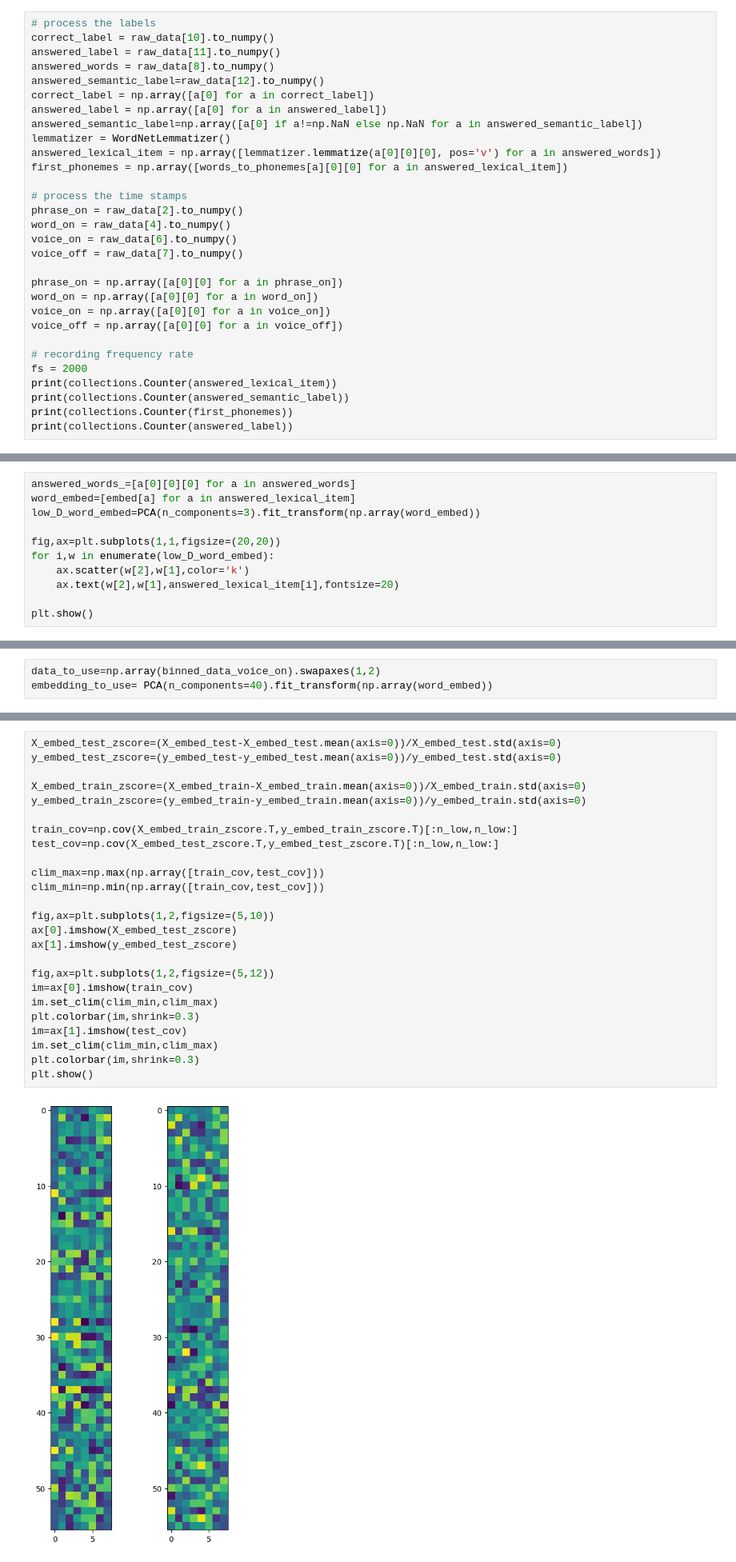
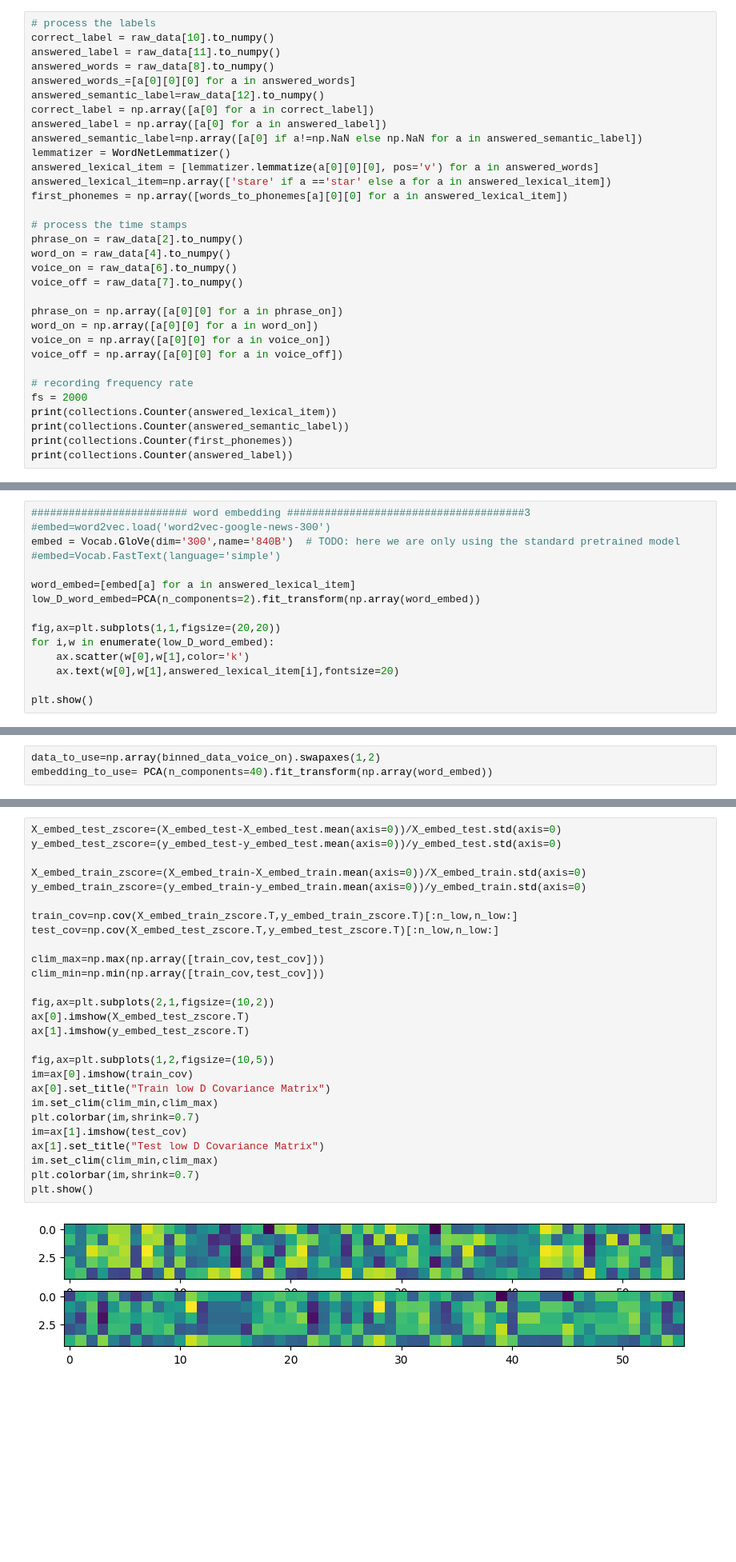
Before and after one commit to SNEUP/CWRU_speech_project, a Jupyter notebook: Semantics_analysis.ipynb, the cells around one changed output, grey strips where cells are left out. Shown at 80% size. Saved outputs shown, nothing was run; the diff lists cells and outputs as text; blank space fills up the shorter version.

```diff
--- a/Semantics_analysis.ipynb
+++ b/Semantics_analysis.ipynb
@@ -72,12 +77,14 @@ rejected_trials: [ 32  64  65  91 103 108 109 110 111 112 130 246 281]
 correct_label = raw_data[10].to_numpy()
 answered_label = raw_data[11].to_numpy()
 answered_words = raw_data[8].to_numpy()
+answered_words_=[a[0][0][0] for a in answered_words]
 answered_semantic_label=raw_data[12].to_numpy()
 correct_label = np.array([a[0] for a in correct_label])
 answered_label = np.array([a[0] for a in answered_label])
 answered_semantic_label=np.array([a[0] if a!=np.NaN else np.NaN for a in answered_semantic_label])
 lemmatizer = WordNetLemmatizer()
-answered_lexical_item = np.array([lemmatizer.lemmatize(a[0][0][0], pos='v') for a in answered_words])
+answered_lexical_item = [lemmatizer.lemmatize(a[0][0][0], pos='v') for a in answered_words]
+answered_lexical_item=np.array(['stare' if a =='star' else a for a in answered_lexical_item])
 first_phonemes = np.array([words_to_phonemes[a][0][0] for a in answered_lexical_item])
 
 # process the time stamps
@@ -162,12 +207,16 @@ embed=word2vec.load('word2vec-google-news-300')
 # %%
-answered_words_=[a[0][0][0] for a in answered_words]
+######################### word embedding ######################################3
+#embed=word2vec.load('word2vec-google-news-300')
+embed = Vocab.GloVe(dim='300',name='840B')  # TODO: here we are only using the standard pretrained model
+#embed=Vocab.FastText(language='simple')
+
 word_embed=[embed[a] for a in answered_lexical_item]
-low_D_word_embed=PCA(n_components=3).fit_transform(np.array(word_embed))
+low_D_word_embed=PCA(n_components=2).fit_transform(np.array(word_embed))
 
 fig,ax=plt.subplots(1,1,figsize=(20,20))
 for i,w in enumerate(low_D_word_embed):
-    ax.scatter(w[2],w[1],color='k')
-    ax.text(w[2],w[1],answered_lexical_item[i],fontsize=20)
+    ax.scatter(w[0],w[1],color='k')
+    ax.text(w[0],w[1],answered_lexical_item[i],fontsize=20)
 
 plt.show()
 # %% [output]
@@ -462,27 +679,29 @@ plt.show()
 # %%
 X_embed_test_zscore=(X_embed_test-X_embed_test.mean(axis=0))/X_embed_test.std(axis=0)
 y_embed_test_zscore=(y_embed_test-y_embed_test.mean(axis=0))/y_embed_test.std(axis=0)
 
 X_embed_train_zscore=(X_embed_train-X_embed_train.mean(axis=0))/X_embed_train.std(axis=0)
 y_embed_train_zscore=(y_embed_train-y_embed_train.mean(axis=0))/y_embed_train.std(axis=0)
 
 train_cov=np.cov(X_embed_train_zscore.T,y_embed_train_zscore.T)[:n_low,n_low:]
 test_cov=np.cov(X_embed_test_zscore.T,y_embed_test_zscore.T)[:n_low,n_low:]
 
 clim_max=np.max(np.array([train_cov,test_cov]))
 clim_min=np.min(np.array([train_cov,test_cov]))
 
-fig,ax=plt.subplots(1,2,figsize=(5,10))
-ax[0].imshow(X_embed_test_zscore)
-ax[1].imshow(y_embed_test_zscore)
+fig,ax=plt.subplots(2,1,figsize=(10,2))
+ax[0].imshow(X_embed_test_zscore.T)
+ax[1].imshow(y_embed_test_zscore.T)
 
-fig,ax=plt.subplots(1,2,figsize=(5,12))
+fig,ax=plt.subplots(1,2,figsize=(10,5))
 im=ax[0].imshow(train_cov)
+ax[0].set_title("Train low D Covariance Matrix")
 im.set_clim(clim_min,clim_max)
-plt.colorbar(im,shrink=0.3)
+plt.colorbar(im,shrink=0.7)
 im=ax[1].imshow(test_cov)
+ax[1].set_title("Test low D Covariance Matrix")
 im.set_clim(clim_min,clim_max)
-plt.colorbar(im,shrink=0.3)
+plt.colorbar(im,shrink=0.7)
 plt.show()
 # %% [output]
-[figure, old version]
+[figure, new version]
```
Also changed, not shown: parts of 32 cells of this notebook, 4 other files.
